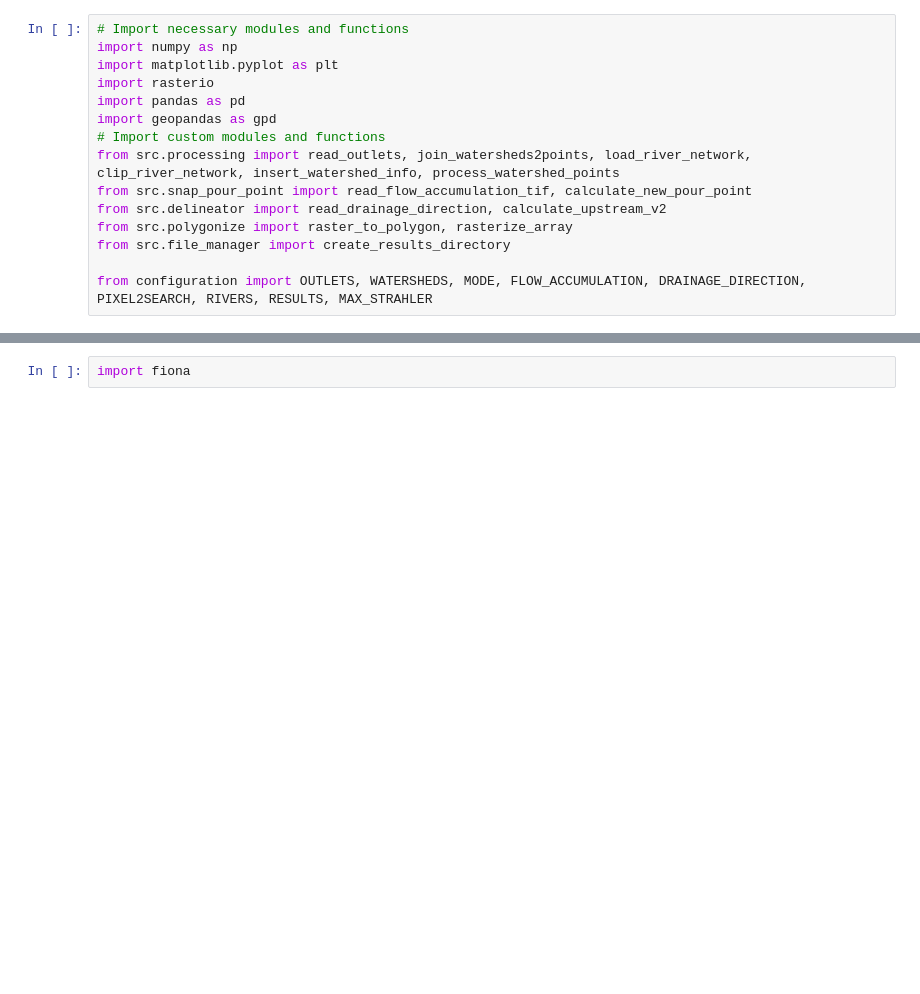
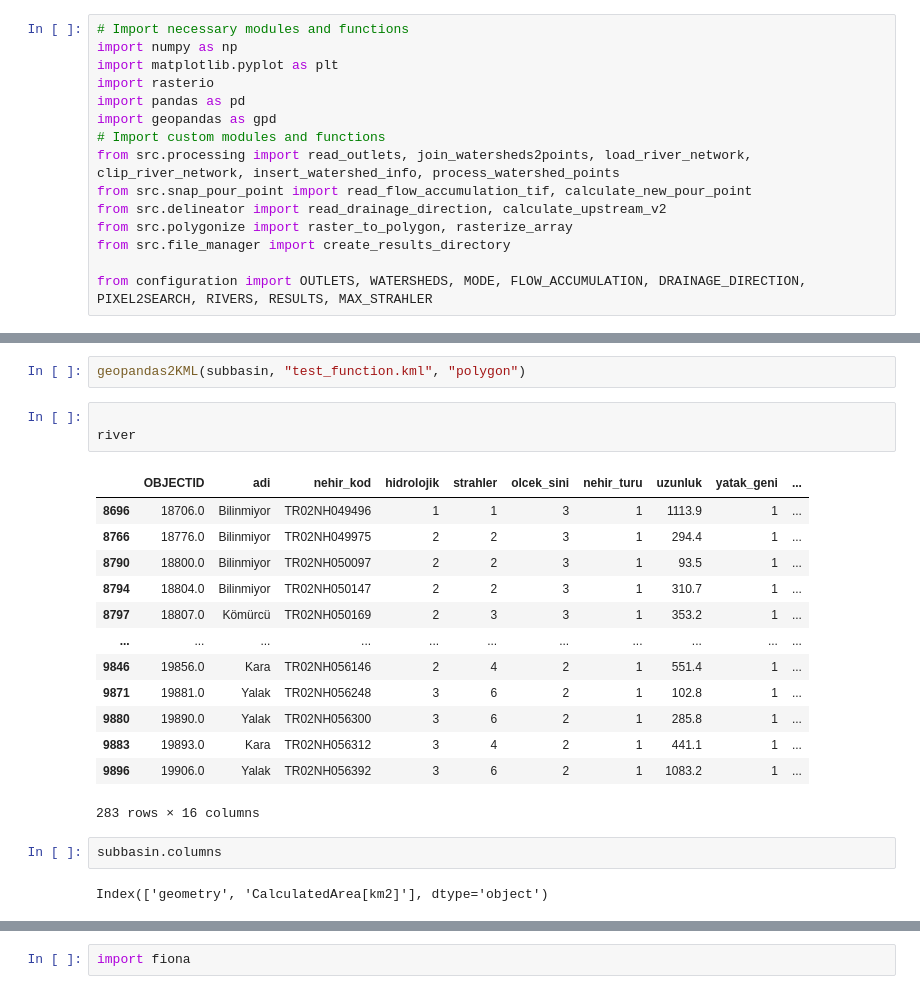
Before and after one commit to gurbuzf/dsi_watershed_delineation, a Jupyter notebook: notebook/nb_example.ipynb, the cells around one changed output, grey strips where cells are left out. Drawn from its saved outputs; the diff is of its cells as text; blank space fills up the shorter version.

```diff
--- a/notebook/nb_example.ipynb
+++ b/notebook/nb_example.ipynb
@@ -27,0 +189,23 @@ from configuration import OUTLETS, WATERSHEDS, MODE, FLOW_ACCUMULATION, DRAINAGE
+# %%
+geopandas2KML(subbasin, "test_function.kml", "polygon")
+# %%
+
+river
+# %% [output]
+|  | OBJECTID | adi | nehir_kod | hidrolojik | strahler | olcek_sini | nehir_turu | uzunluk | yatak_geni | ... |
+| 8696 | 18706.0 | Bilinmiyor | TR02NH049496 | 1 | 1 | 3 | 1 | 1113.9 | 1 | ... |
+| 8766 | 18776.0 | Bilinmiyor | TR02NH049975 | 2 | 2 | 3 | 1 | 294.4 | 1 | ... |
+| 8790 | 18800.0 | Bilinmiyor | TR02NH050097 | 2 | 2 | 3 | 1 | 93.5 | 1 | ... |
+| 8794 | 18804.0 | Bilinmiyor | TR02NH050147 | 2 | 2 | 3 | 1 | 310.7 | 1 | ... |
+| 8797 | 18807.0 | Kömürcü | TR02NH050169 | 2 | 3 | 3 | 1 | 353.2 | 1 | ... |
+| ... | ... | ... | ... | ... | ... | ... | ... | ... | ... | ... |
+| 9846 | 19856.0 | Kara | TR02NH056146 | 2 | 4 | 2 | 1 | 551.4 | 1 | ... |
+| 9871 | 19881.0 | Yalak | TR02NH056248 | 3 | 6 | 2 | 1 | 102.8 | 1 | ... |
+| 9880 | 19890.0 | Yalak | TR02NH056300 | 3 | 6 | 2 | 1 | 285.8 | 1 | ... |
+| 9883 | 19893.0 | Kara | TR02NH056312 | 3 | 4 | 2 | 1 | 441.1 | 1 | ... |
+| 9896 | 19906.0 | Yalak | TR02NH056392 | 3 | 6 | 2 | 1 | 1083.2 | 1 | ... |
+283 rows × 16 columns
+# %%
+subbasin.columns
+# %% [output]
+Index(['geometry', 'CalculatedArea[km2]'], dtype='object')
```
Also changed, not shown: parts of 15 cells of this notebook, 6 other files.
